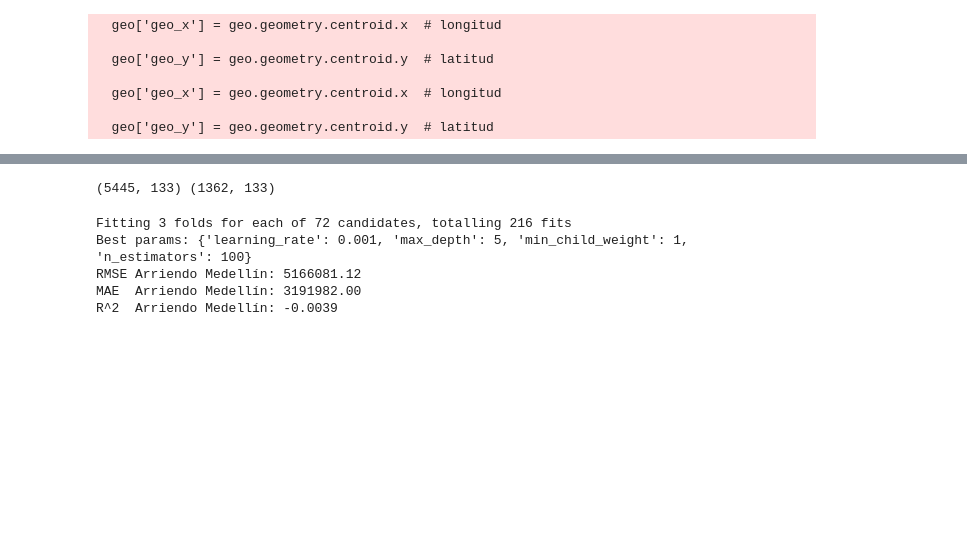
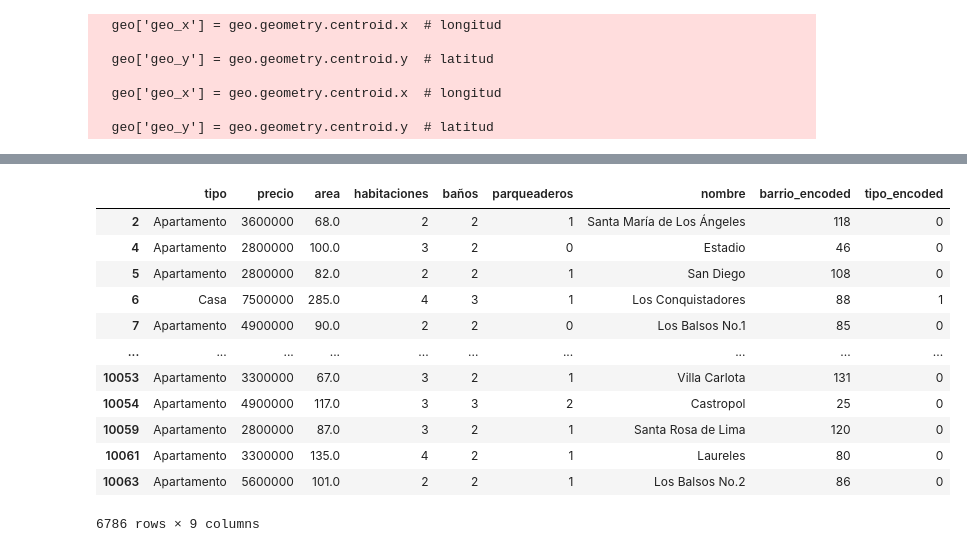
Before and after one commit to roman-correa/news, a Jupyter notebook: new_scraper.ipynb, the cells around one changed output, grey strips where cells are left out. Saved outputs shown, nothing was run; the diff lists cells and outputs as text; code cells hidden in the pictures; blank space fills up the shorter version.

```diff
--- a/new_scraper.ipynb
+++ b/new_scraper.ipynb
@@ -475,53 +356,24 @@ data_train_arr, data_test_arr, target_train_arr, target_test_arr = train_test_sp
-# %%
-numeric = ['area', 'habitaciones', 'baños', 'parqueaderos']
-categorical = ['tipo','nombre']
-
-preprocessor = PreprocessData(numeric_vars=numeric, categorical_vars=categorical)
-data_train = preprocessor.preprocess(data_train_arr, set_data="train")
-data_test = preprocessor.preprocess(data_test_arr, set_data="test")
-print(data_train.shape, data_test.shape)
-# %% [output]
-(5445, 133) (1362, 133)
-# %%
-import numpy as np
-import xgboost as xgb
-from sklearn.model_selection import GridSearchCV
-from sklearn.metrics import mean_squared_error
-
-# Use a reproducible and explicit regressor
-base_model = xgb.XGBRegressor(objective='reg:squarederror', random_state=1954, n_jobs=-1)
-
-param_grid = {
-    'n_estimators': [100, 200, 300],
-    'learning_rate': [0.1, 0.01, 0.001, 0.05],
-    'max_depth': [3, 5, 7],
-    'min_child_weight': [1, 3]
-}
-
-# Grid search with CV (use values as numpy arrays to avoid any feature-name mismatch)
-gs = GridSearchCV(base_model, param_grid, cv=3, scoring='neg_mean_squared_error', n_jobs=-1, verbose=1)
-gs.fit(data_train.values, target_train_arr.values)
-
-best_model = gs.best_estimator_
-print("Best params:", gs.best_params_)
-
-# Predict on test set (use numpy arrays to avoid feature name issues)
-preds_arr_med = best_model.predict(data_test.values)
-
-# compute MSE and then take sqrt to get RMSE in a version-robust way.
-mse = mean_squared_error(target_test_arr.values, preds_arr_med)
-rmse_arr_med = np.sqrt(mse)
-
-# additional regression metrics (MAE and R^2) instead of classification F1
-mae = mean_absolute_error(target_test_arr.values, preds_arr_med)
-r2 = r2_score(target_test_arr.values, preds_arr_med)
-
-print(f"RMSE Arriendo Medellín: {rmse_arr_med:.2f}")
-print(f"MAE  Arriendo Medellín: {mae:.2f}")
-print(f"R^2  Arriendo Medellín: {r2:.4f}")
-# %% [output]
-Fitting 3 folds for each of 72 candidates, totalling 216 fits
-Best params: {'learning_rate': 0.001, 'max_depth': 5, 'min_child_weight': 1, 'n_estimators': 100}
-RMSE Arriendo Medellín: 5166081.12
-MAE  Arriendo Medellín: 3191982.00
-R^2  Arriendo Medellín: -0.0039
+# %%
+from sklearn.preprocessing import StandardScaler, LabelEncoder
+le_barrio = LabelEncoder()
+le_tipo = LabelEncoder()
+aaa = arr_def_mede.copy()
+if 'nombre' in aaa.columns:  # Using 'nombre' from geo join
+    aaa['barrio_encoded'] = le_barrio.fit_transform(aaa['nombre'].fillna('Unknown').astype(str))
+if 'tipo' in aaa.columns:
+        aaa['tipo_encoded'] = le_tipo.fit_transform(aaa['tipo'].fillna('Apartamento').astype(str))
+aaa
+# %% [output]
+|  | tipo | precio | area | habitaciones | baños | parqueaderos | nombre | barrio_encoded | tipo_encoded |
+| 2 | Apartamento | 3600000 | 68.0 | 2 | 2 | 1 | Santa María de Los Ángeles | 118 | 0 |
+| 4 | Apartamento | 2800000 | 100.0 | 3 | 2 | 0 | Estadio | 46 | 0 |
+| 5 | Apartamento | 2800000 | 82.0 | 2 | 2 | 1 | San Diego | 108 | 0 |
+| 6 | Casa | 7500000 | 285.0 | 4 | 3 | 1 | Los Conquistadores | 88 | 1 |
+| 7 | Apartamento | 4900000 | 90.0 | 2 | 2 | 0 | Los Balsos No.1 | 85 | 0 |
+| ... | ... | ... | ... | ... | ... | ... | ... | ... | ... |
+| 10053 | Apartamento | 3300000 | 67.0 | 3 | 2 | 1 | Villa Carlota | 131 | 0 |
+| 10054 | Apartamento | 4900000 | 117.0 | 3 | 3 | 2 | Castropol | 25 | 0 |
+| 10059 | Apartamento | 2800000 | 87.0 | 3 | 2 | 1 | Santa Rosa de Lima | 120 | 0 |
+| 10061 | Apartamento | 3300000 | 135.0 | 4 | 2 | 1 | Laureles | 80 | 0 |
+| 10063 | Apartamento | 5600000 | 101.0 | 2 | 2 | 1 | Los Balsos No.2 | 86 | 0 |
+6786 rows × 9 columns
```
Also changed, not shown: parts of 7 cells of this notebook, 3 other files.
